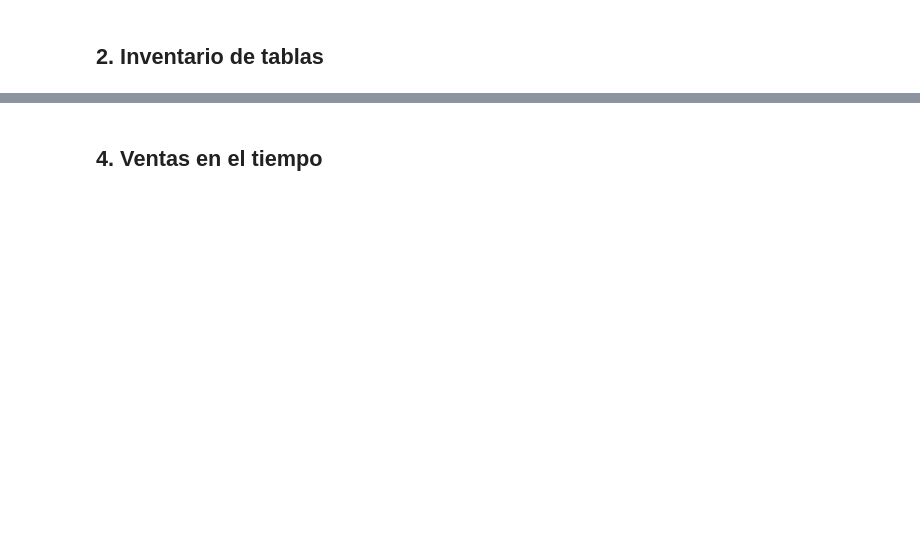
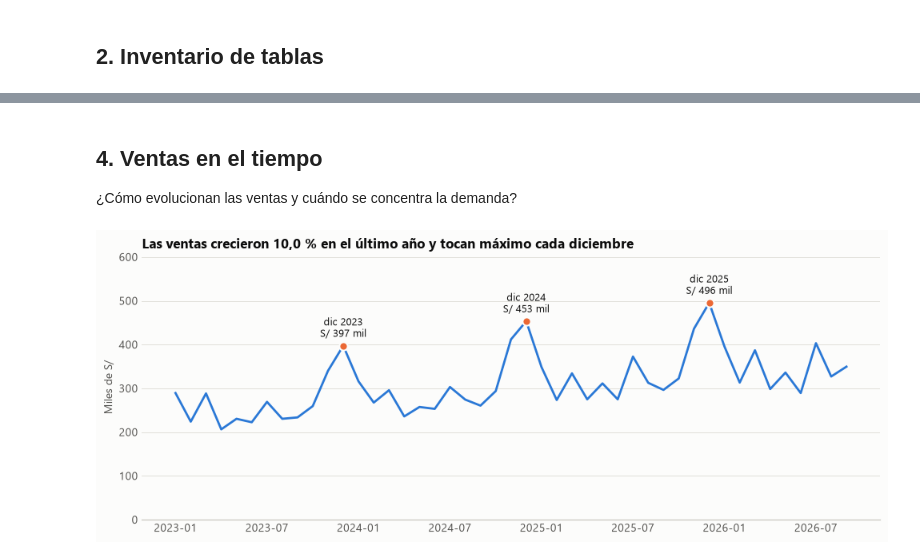
Before and after one commit to FernanRojasR/sportsmart, a Jupyter notebook: notebooks/01_eda/01_eda_calidad.ipynb, the cells around one changed output, grey strips where cells are left out. Cells and saved outputs as stored; diff of their text form; code cells hidden in the pictures; blank space fills up the shorter version.

```diff
--- a/notebooks/01_eda/01_eda_calidad.ipynb
+++ b/notebooks/01_eda/01_eda_calidad.ipynb
@@ -19,4 +26,6 @@ import runpy, contextlib, io
 with contextlib.redirect_stdout(io.StringIO()):
     runpy.run_path(str(ROOT / 'src' / 'data' / 'eda_calidad.py'))
 res = json.loads((REPORTS / 'eda.json').read_text(encoding='utf-8'))
-print('Total de registros:', res['total_registros'])
+e, kpi = res['eda'], res['kpis']
+print('Total de registros:', numero(res['total_registros'], 0))
+print('Periodo analizado:', ' a '.join(e['periodo']))
@@ -34,10 +95,20 @@ cal
 # %% [markdown]
 ## 4. Ventas en el tiempo
+
+¿Cómo evolucionan las ventas y cuándo se concentra la demanda?
 # %%
-e = res['eda']
 vm = pd.Series(e['ventas_mensuales'])
-ax = vm.plot(figsize=(11, 4), title='Ventas mensuales (S/)')
-ax.set_xlabel('Mes'); ax.set_ylabel('S/')
-FIGURES.mkdir(parents=True, exist_ok=True)
-plt.tight_layout(); plt.savefig(FIGURES / 'ventas_mensuales.png', dpi=150); plt.show()
+fig, ax = plt.subplots(figsize=(10, 4))
+ax.plot(range(len(vm)), vm.values / 1000, color=AZUL, lw=2)
+dic = [i for i, k in enumerate(vm.index) if k.endswith('-12')]
+ax.scatter(dic, vm.iloc[dic] / 1000, s=55, color=NARANJA, edgecolor=SUPERFICIE, linewidth=1.5, zorder=3)
+for i in dic:
+    ax.annotate(f"dic {vm.index[i][:4]}\nS/ {numero(vm.iloc[i] / 1000, 0)} mil", (i, vm.iloc[i] / 1000), xytext=(0, 8),
+                textcoords='offset points', ha='center', fontsize=9, color=TINTA)
+ax.set_xticks(range(0, len(vm), 6), [vm.index[i] for i in range(0, len(vm), 6)])
+ax.set_ylim(0, vm.max() / 1000 * 1.22); ax.set_ylabel('Miles de S/')
+ax.set_title(f"Las ventas crecieron {numero(kpi['crecimiento_interanual_pct'])} % en el último año y tocan máximo cada diciembre")
+guardar(fig, 'ventas_mensuales')
+# %% [output]
+[figure, added]
 # %%
```
Also changed, not shown: parts of 30 cells of this notebook, 18 other files.
